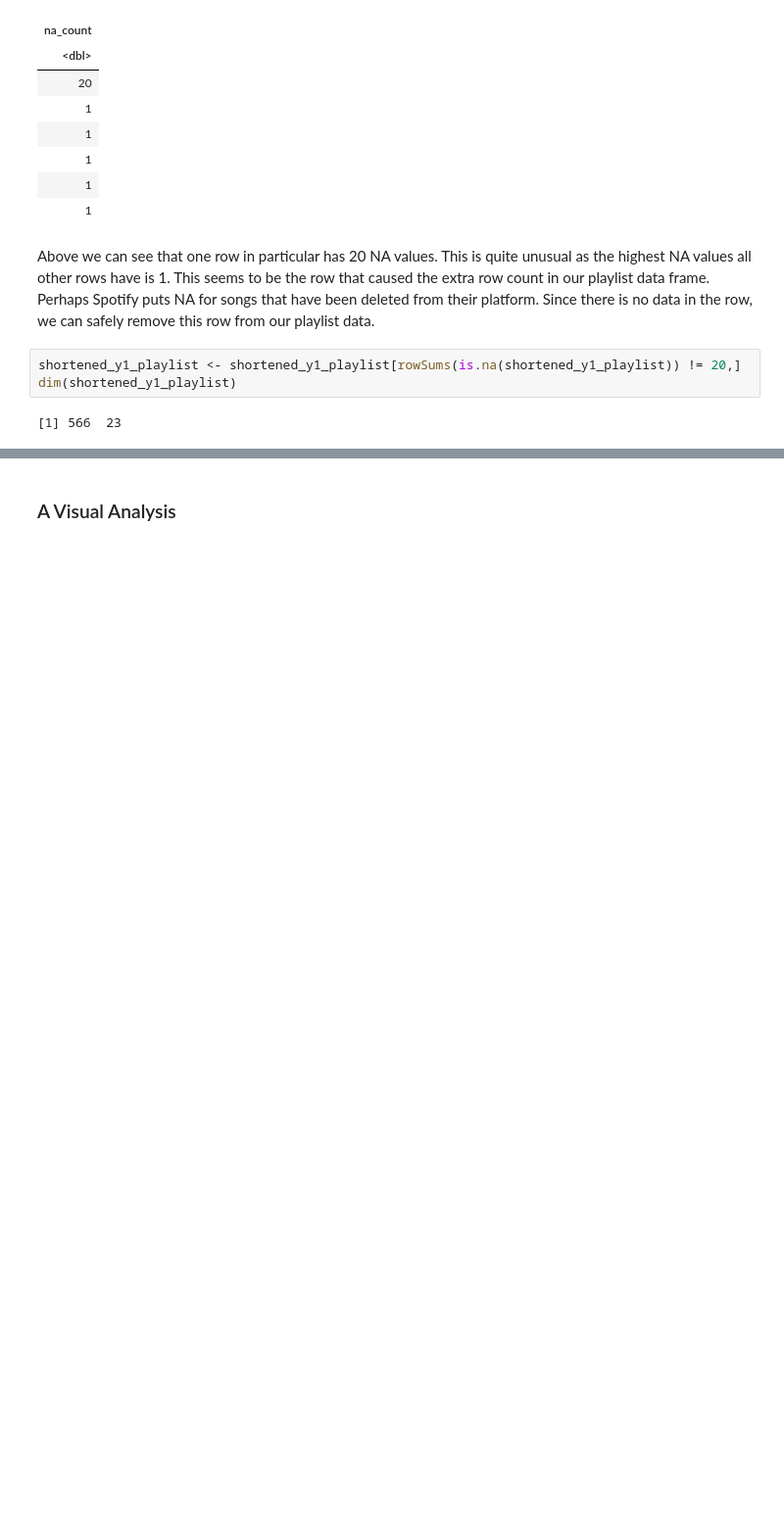
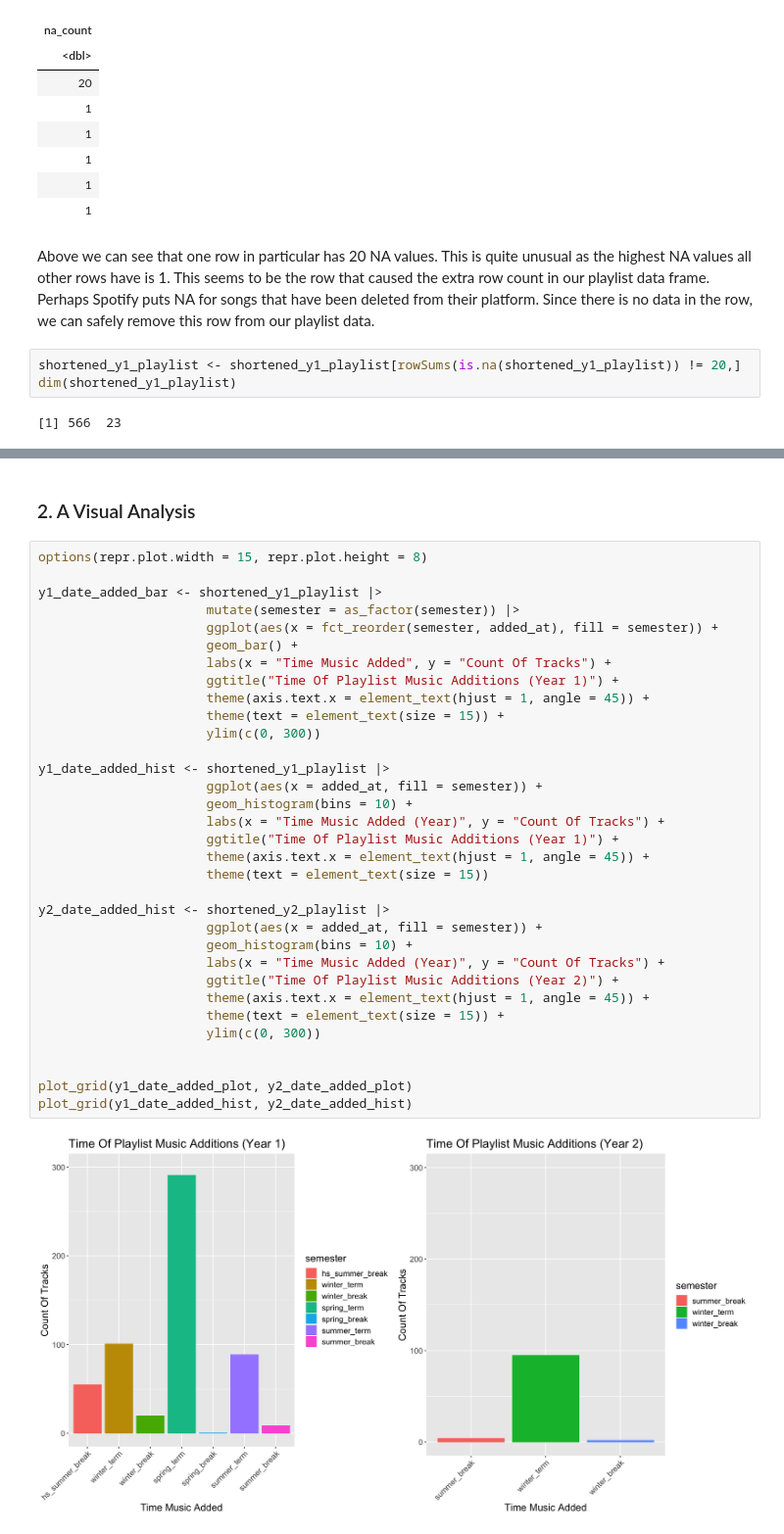
Before and after one commit to aadetritawara/spotify-analysis, a Jupyter notebook: Spotify_Analysis.ipynb, the cells around one changed output, grey strips where cells are left out. Shown: that part at 98% size. Drawn from its saved outputs; the diff is of its cells as text; blank space fills up the shorter version.

Commit message:
Added new column + visualized date added

```diff
--- a/Spotify_Analysis.ipynb
+++ b/Spotify_Analysis.ipynb
@@ -163,2 +217,37 @@ A tibble: 6 × 23
 # %% [markdown]
-### A Visual Analysis
+### 2. A Visual Analysis
+# %%
+options(repr.plot.width = 15, repr.plot.height = 8)
+
+y1_date_added_bar <- shortened_y1_playlist |>
+                      mutate(semester = as_factor(semester)) |>
+                      ggplot(aes(x = fct_reorder(semester, added_at), fill = semester)) +
+                      geom_bar() +
+                      labs(x = "Time Music Added", y = "Count Of Tracks") +
+                      ggtitle("Time Of Playlist Music Additions (Year 1)") +
+                      theme(axis.text.x = element_text(hjust = 1, angle = 45)) +
+                      theme(text = element_text(size = 15)) +
+                      ylim(c(0, 300))
+
+y1_date_added_hist <- shortened_y1_playlist |>
+                      ggplot(aes(x = added_at, fill = semester)) +
+                      geom_histogram(bins = 10) +
+                      labs(x = "Time Music Added (Year)", y = "Count Of Tracks") +
+                      ggtitle("Time Of Playlist Music Additions (Year 1)") +
+                      theme(axis.text.x = element_text(hjust = 1, angle = 45)) +
+                      theme(text = element_text(size = 15))
+
+y2_date_added_hist <- shortened_y2_playlist |>
+                      ggplot(aes(x = added_at, fill = semester)) +
+                      geom_histogram(bins = 10) +
+                      labs(x = "Time Music Added (Year)", y = "Count Of Tracks") +
+                      ggtitle("Time Of Playlist Music Additions (Year 2)") +
+                      theme(axis.text.x = element_text(hjust = 1, angle = 45)) +
+                      theme(text = element_text(size = 15)) +
+                      ylim(c(0, 300))
+
+
+plot_grid(y1_date_added_plot, y2_date_added_plot)
+plot_grid(y1_date_added_hist, y2_date_added_hist)
+# %% [output]
+[figure, added]
```
Also changed, not shown: parts of 9 cells of this notebook.
